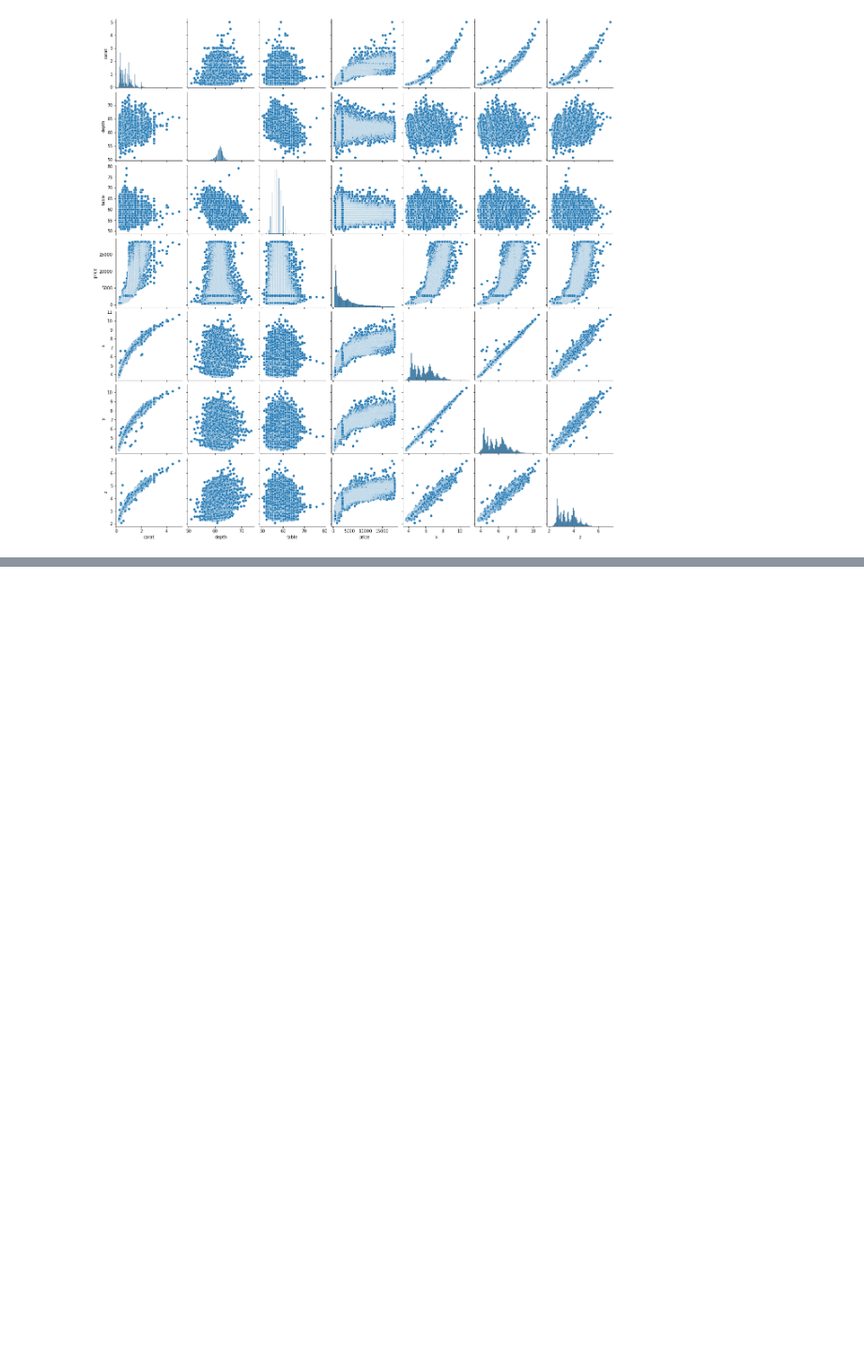
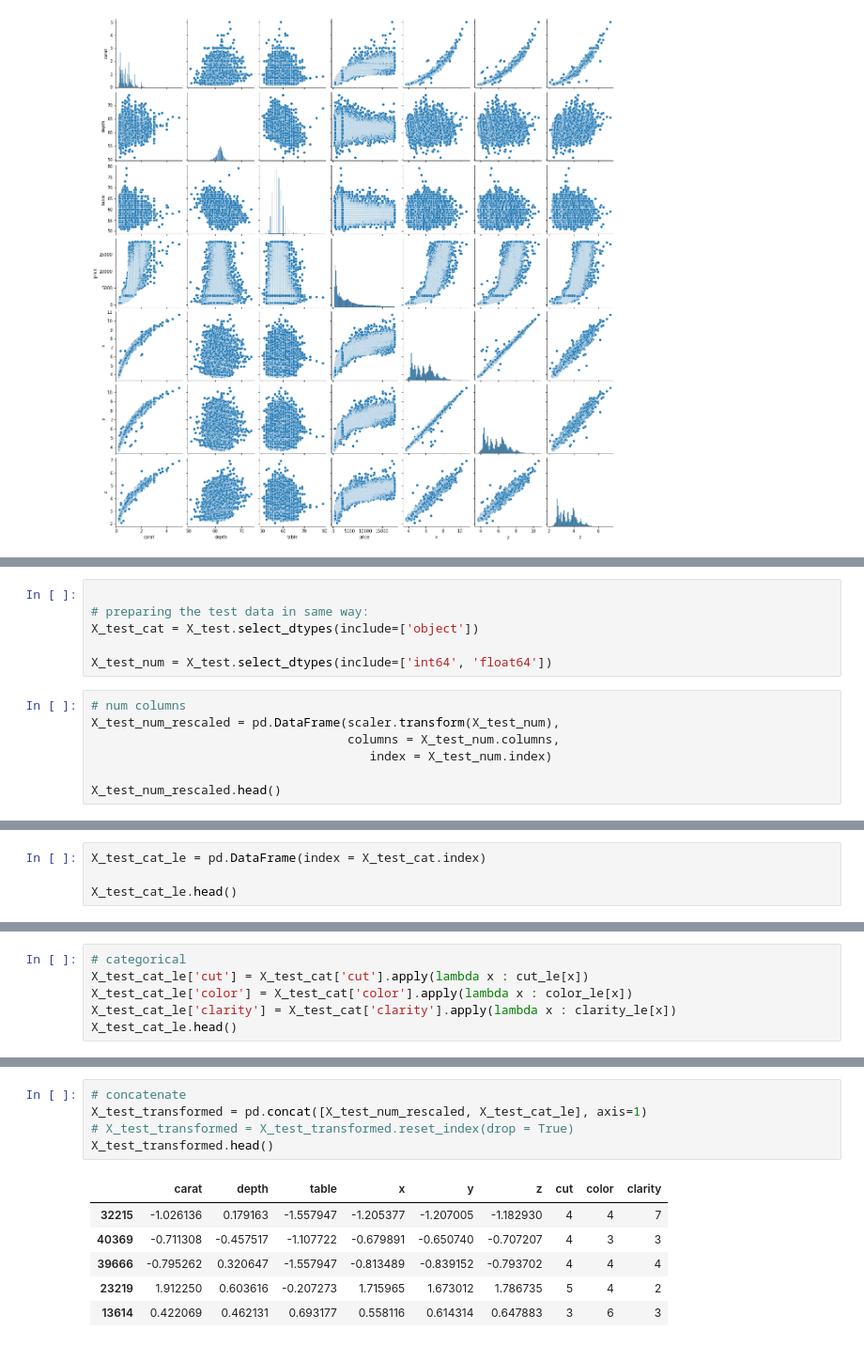
Before and after one commit to AdilGeelani/Innomatics_Internship_july_2022, a Jupyter notebook: innomatics_internship_july_2022/Experiment Tracking/Experiment Tracking using mlflow.ipynb, the cells around one changed output, grey strips where cells are left out. Shown at 94% size. Drawn from its saved outputs; the diff is of its cells as text; blank space fills up the shorter version.

```diff
--- a/innomatics_internship_july_2022/Experiment Tracking/Experiment Tracking using mlflow.ipynb
+++ b/innomatics_internship_july_2022/Experiment Tracking/Experiment Tracking using mlflow.ipynb
@@ -131,0 +224,13 @@ sns.pairplot(df)
+# %%
+
+# preparing the test data in same way:
+X_test_cat = X_test.select_dtypes(include=['object'])
+
+X_test_num = X_test.select_dtypes(include=['int64', 'float64'])
+# %%
+# num columns
+X_test_num_rescaled = pd.DataFrame(scaler.transform(X_test_num),
+                                   columns = X_test_num.columns,
+                                      index = X_test_num.index)
+
+X_test_num_rescaled.head()
@@ -131,0 +244,4 @@ sns.pairplot(df)
+# %%
+X_test_cat_le = pd.DataFrame(index = X_test_cat.index)
+
+X_test_cat_le.head()
@@ -131,0 +255,6 @@ sns.pairplot(df)
+# %%
+# categorical
+X_test_cat_le['cut'] = X_test_cat['cut'].apply(lambda x : cut_le[x])
+X_test_cat_le['color'] = X_test_cat['color'].apply(lambda x : color_le[x])
+X_test_cat_le['clarity'] = X_test_cat['clarity'].apply(lambda x : clarity_le[x])
+X_test_cat_le.head()
@@ -131,0 +268,12 @@ sns.pairplot(df)
+# %%
+# concatenate
+X_test_transformed = pd.concat([X_test_num_rescaled, X_test_cat_le], axis=1)
+# X_test_transformed = X_test_transformed.reset_index(drop = True)
+X_test_transformed.head()
+# %% [output]
+|  | carat | depth | table | x | y | z | cut | color | clarity |
+| 32215 | -1.026136 | 0.179163 | -1.557947 | -1.205377 | -1.207005 | -1.182930 | 4 | 4 | 7 |
+| 40369 | -0.711308 | -0.457517 | -1.107722 | -0.679891 | -0.650740 | -0.707207 | 4 | 3 | 3 |
+| 39666 | -0.795262 | 0.320647 | -1.557947 | -0.813489 | -0.839152 | -0.793702 | 4 | 4 | 4 |
+| 23219 | 1.912250 | 0.603616 | -0.207273 | 1.715965 | 1.673012 | 1.786735 | 5 | 4 | 2 |
+| 13614 | 0.422069 | 0.462131 | 0.693177 | 0.558116 | 0.614314 | 0.647883 | 3 | 6 | 3 |
```
Also changed, not shown: parts of 28 cells of this notebook, 3 other files.
